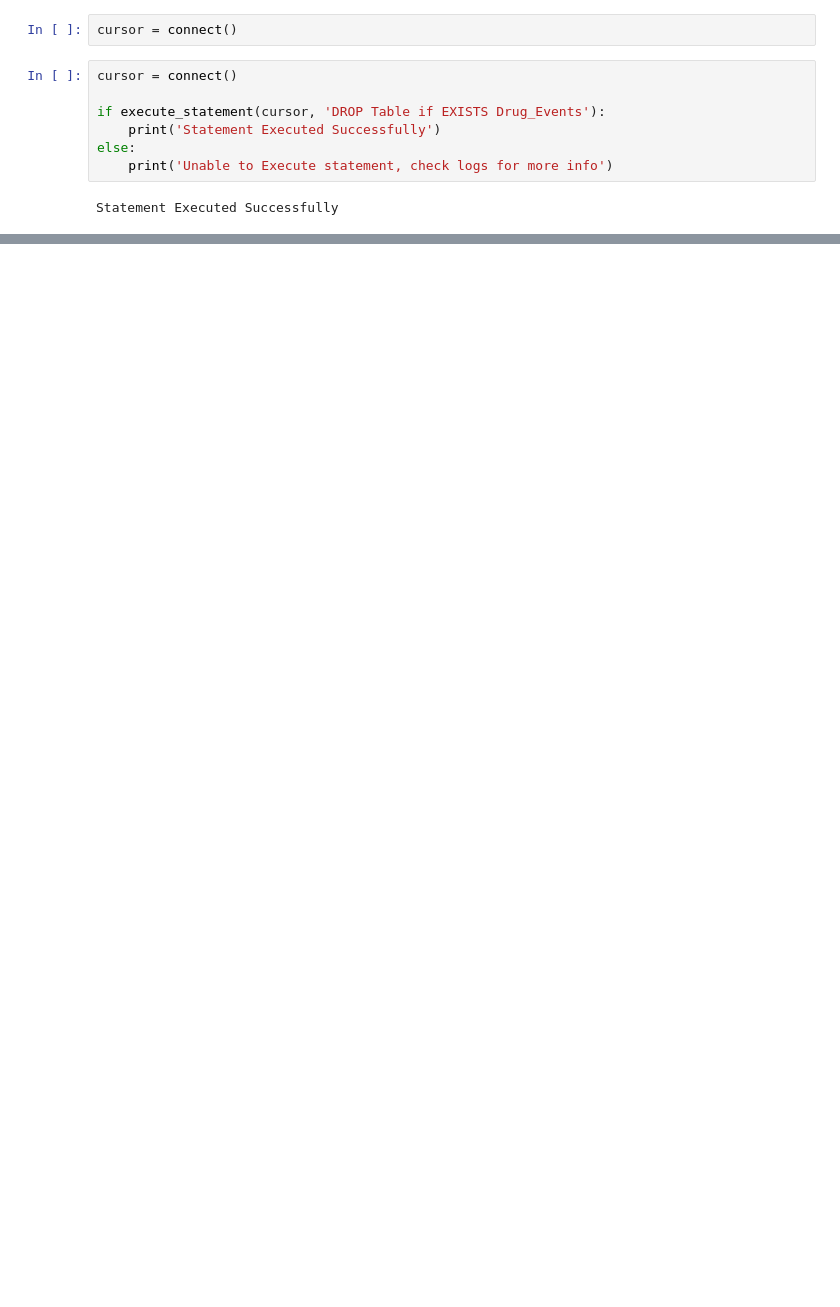
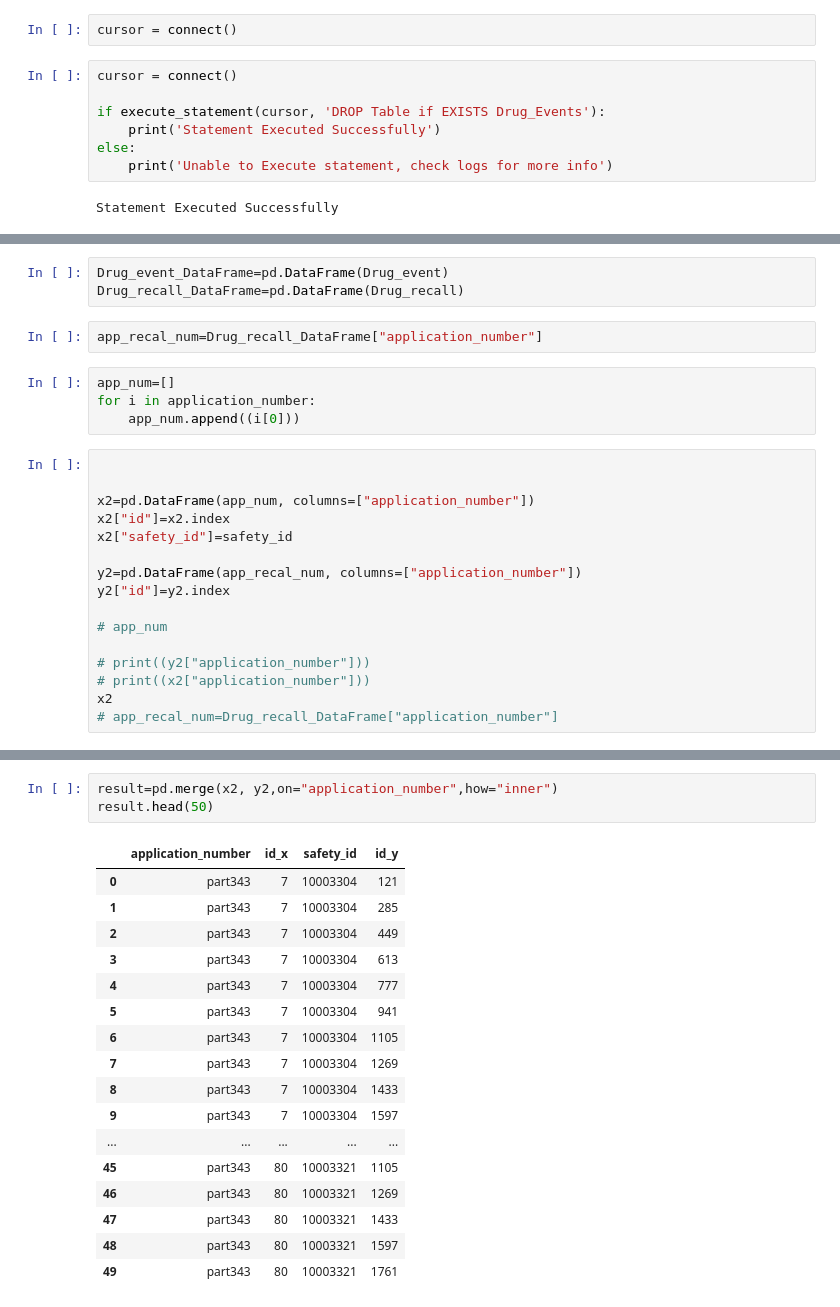
Before and after one commit to PrithviMD/DRUG, a Jupyter notebook: Drug_Events.ipynb, the cells around one changed output, grey strips where cells are left out. Drawn from its saved outputs; the diff is of its cells as text; blank space fills up the shorter version.

```diff
--- a/Drug_Events.ipynb
+++ b/Drug_Events.ipynb
@@ -317,0 +372,25 @@ Name: 0, dtype: object
+# %%
+Drug_event_DataFrame=pd.DataFrame(Drug_event)
+Drug_recall_DataFrame=pd.DataFrame(Drug_recall)
+# %%
+app_recal_num=Drug_recall_DataFrame["application_number"]
+# %%
+app_num=[]
+for i in application_number:
+    app_num.append((i[0]))
+# %%
+
+
+x2=pd.DataFrame(app_num, columns=["application_number"])
+x2["id"]=x2.index
+x2["safety_id"]=safety_id
+
+y2=pd.DataFrame(app_recal_num, columns=["application_number"])
+y2["id"]=y2.index
+
+# app_num
+
+# print((y2["application_number"]))
+# print((x2["application_number"]))
+x2
+# app_recal_num=Drug_recall_DataFrame["application_number"]
@@ -317,0 +411,21 @@ Name: 0, dtype: object
+# %%
+result=pd.merge(x2, y2,on="application_number",how="inner")
+result.head(50)
+# %% [output]
+|  | application_number | id_x | safety_id | id_y |
+| 0 | part343 | 7 | 10003304 | 121 |
+| 1 | part343 | 7 | 10003304 | 285 |
+| 2 | part343 | 7 | 10003304 | 449 |
+| 3 | part343 | 7 | 10003304 | 613 |
+| 4 | part343 | 7 | 10003304 | 777 |
+| 5 | part343 | 7 | 10003304 | 941 |
+| 6 | part343 | 7 | 10003304 | 1105 |
+| 7 | part343 | 7 | 10003304 | 1269 |
+| 8 | part343 | 7 | 10003304 | 1433 |
+| 9 | part343 | 7 | 10003304 | 1597 |
+| ... | ... | ... | ... | ... |
+| 45 | part343 | 80 | 10003321 | 1105 |
+| 46 | part343 | 80 | 10003321 | 1269 |
+| 47 | part343 | 80 | 10003321 | 1433 |
+| 48 | part343 | 80 | 10003321 | 1597 |
+| 49 | part343 | 80 | 10003321 | 1761 |
```
Also changed, not shown: parts of 51 cells of this notebook.
